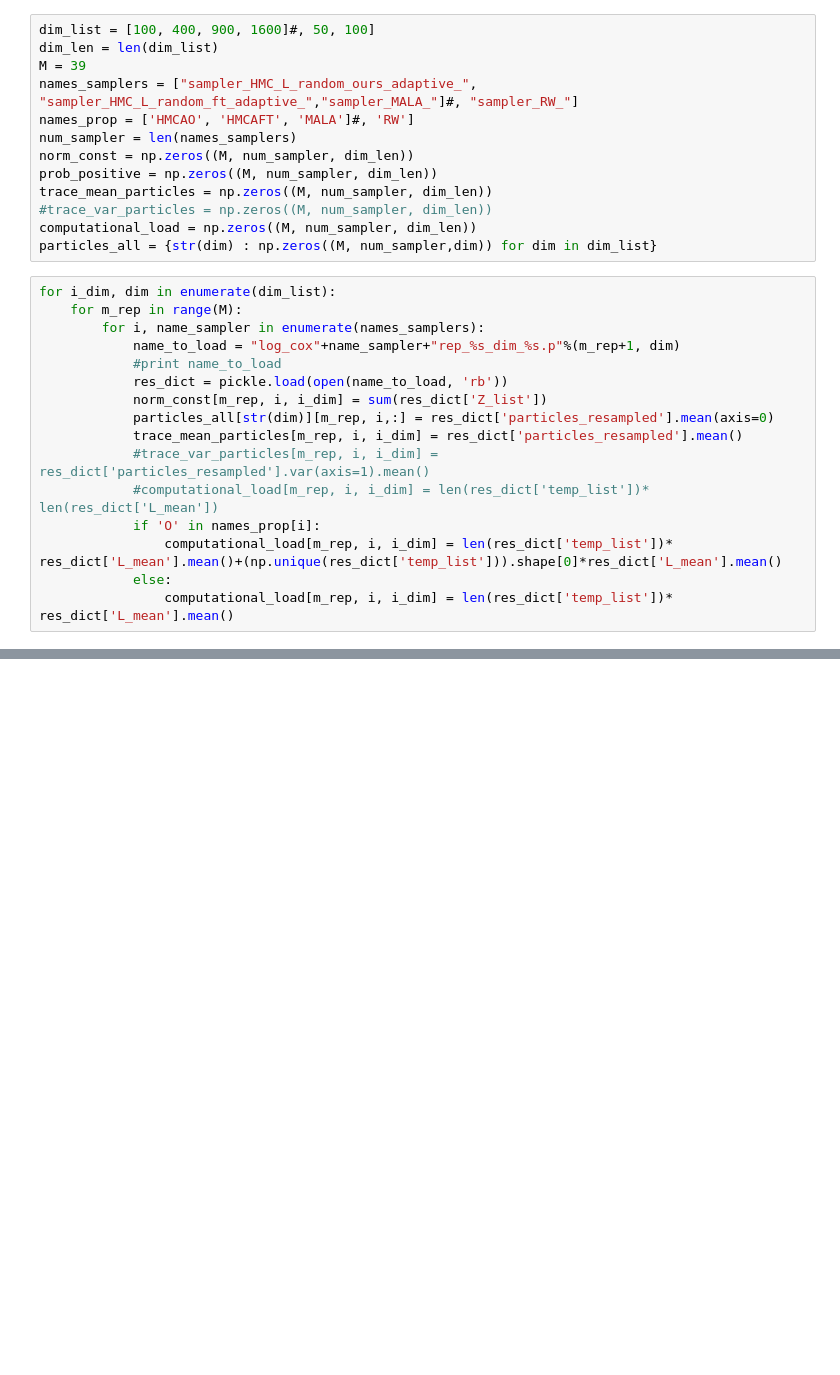
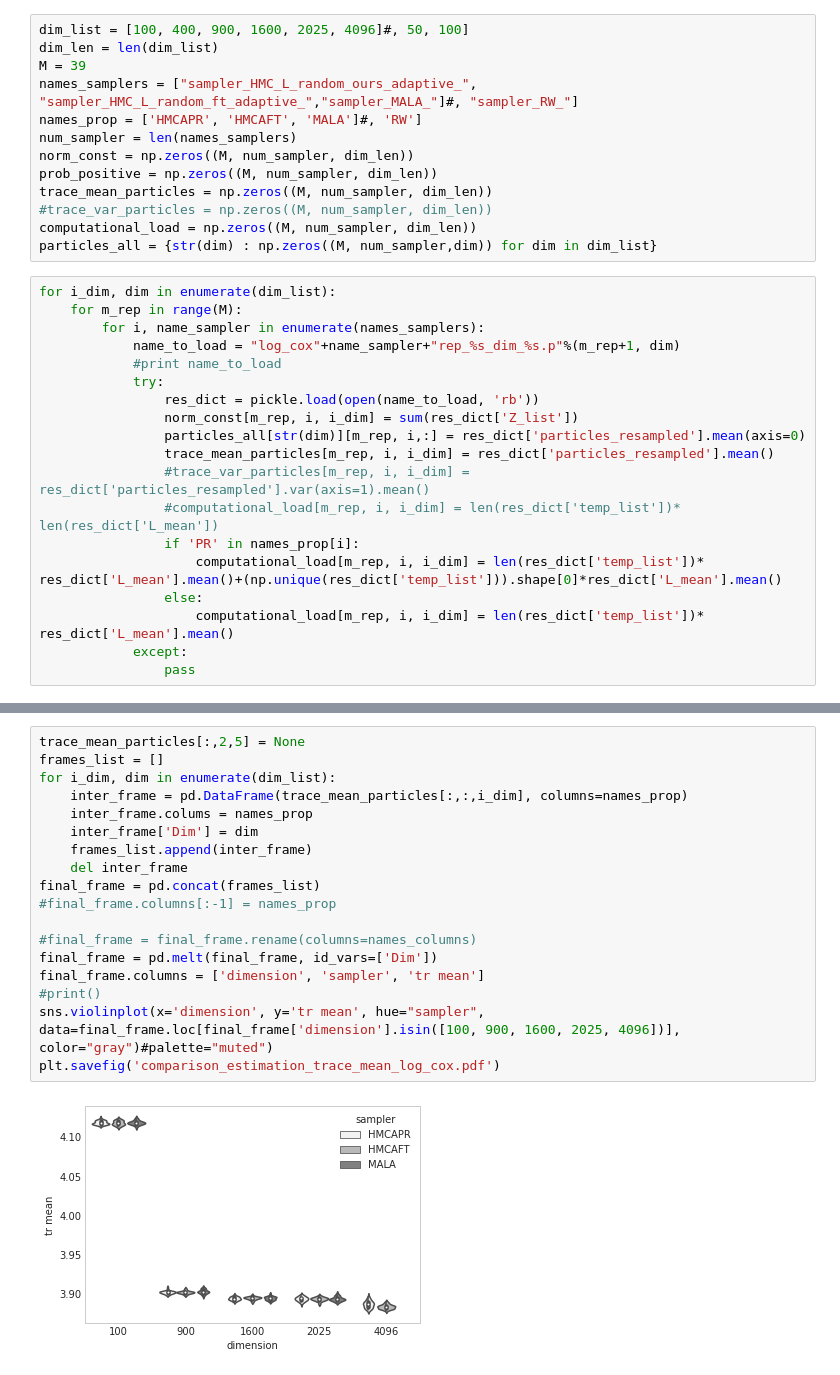
Before and after one commit to alexanderbuchholz/hsmc, a Jupyter notebook: ipython_notebooks/eval_log_cox.ipynb, the cells around one changed output, grey strips where cells are left out. Cells and saved outputs as stored; diff of their text form; blank space fills up the shorter version.

```diff
--- a/ipython_notebooks/eval_log_cox.ipynb
+++ b/ipython_notebooks/eval_log_cox.ipynb
@@ -23,9 +28,9 @@ import getsize_function
 # %%
-dim_list = [100, 400, 900, 1600]#, 50, 100]
+dim_list = [100, 400, 900, 1600, 2025, 4096]#, 50, 100]
 dim_len = len(dim_list)
 M = 39
 names_samplers = ["sampler_HMC_L_random_ours_adaptive_", "sampler_HMC_L_random_ft_adaptive_","sampler_MALA_"]#, "sampler_RW_"]
-names_prop = ['HMCAO', 'HMCAFT', 'MALA']#, 'RW']
+names_prop = ['HMCAPR', 'HMCAFT', 'MALA']#, 'RW']
 num_sampler = len(names_samplers)
 norm_const = np.zeros((M, num_sampler, dim_len))
 prob_positive = np.zeros((M, num_sampler, dim_len))
@@ -39,13 +44,16 @@ for i_dim, dim in enumerate(dim_list):
         for i, name_sampler in enumerate(names_samplers):
             name_to_load = "log_cox"+name_sampler+"rep_%s_dim_%s.p"%(m_rep+1, dim)
             #print name_to_load
-            res_dict = pickle.load(open(name_to_load, 'rb'))
-            norm_const[m_rep, i, i_dim] = sum(res_dict['Z_list'])
-            particles_all[str(dim)][m_rep, i,:] = res_dict['particles_resampled'].mean(axis=0)
-            trace_mean_particles[m_rep, i, i_dim] = res_dict['particles_resampled'].mean()
-            #trace_var_particles[m_rep, i, i_dim] = res_dict['particles_resampled'].var(axis=1).mean()
-            #computational_load[m_rep, i, i_dim] = len(res_dict['temp_list'])* len(res_dict['L_mean'])
-            if 'O' in names_prop[i]:
-                computational_load[m_rep, i, i_dim] = len(res_dict['temp_list'])* res_dict['L_mean'].mean()+(np.unique(res_dict['temp_list'])).shape[0]*res_dict['L_mean'].mean()
-            else:
-                computational_load[m_rep, i, i_dim] = len(res_dict['temp_list'])* res_dict['L_mean'].mean()
+            try:
+                res_dict = pickle.load(open(name_to_load, 'rb'))
+                norm_const[m_rep, i, i_dim] = sum(res_dict['Z_list'])
+                particles_all[str(dim)][m_rep, i,:] = res_dict['particles_resampled'].mean(axis=0)
+                trace_mean_particles[m_rep, i, i_dim] = res_dict['particles_resampled'].mean()
+                #trace_var_particles[m_rep, i, i_dim] = res_dict['particles_resampled'].var(axis=1).mean()
+                #computational_load[m_rep, i, i_dim] = len(res_dict['temp_list'])* len(res_dict['L_mean'])
+                if 'PR' in names_prop[i]:
+                    computational_load[m_rep, i, i_dim] = len(res_dict['temp_list'])* res_dict['L_mean'].mean()+(np.unique(res_dict['temp_list'])).shape[0]*res_dict['L_mean'].mean()
+                else:
+                    computational_load[m_rep, i, i_dim] = len(res_dict['temp_list'])* res_dict['L_mean'].mean()
+            except:
+                pass
@@ -71,0 +60,20 @@ array([[[474.33873577, 490.29792256, 497.38904501, 501.78016721],
+# %%
+trace_mean_particles[:,2,5] = None
+frames_list = []
+for i_dim, dim in enumerate(dim_list):
+    inter_frame = pd.DataFrame(trace_mean_particles[:,:,i_dim], columns=names_prop)
+    inter_frame.colums = names_prop
+    inter_frame['Dim'] = dim
+    frames_list.append(inter_frame)
+    del inter_frame
+final_frame = pd.concat(frames_list)
+#final_frame.columns[:-1] = names_prop
+
+#final_frame = final_frame.rename(columns=names_columns)
+final_frame = pd.melt(final_frame, id_vars=['Dim'])
+final_frame.columns = ['dimension', 'sampler', 'tr mean']
+#print()
+sns.violinplot(x='dimension', y='tr mean', hue="sampler", data=final_frame.loc[final_frame['dimension'].isin([100, 900, 1600, 2025, 4096])], color="gray")#palette="muted")
+plt.savefig('comparison_estimation_trace_mean_log_cox.pdf')
+# %% [output]
+[figure, added]
```
Also changed, not shown: parts of 10 cells of this notebook, 22 other files.
